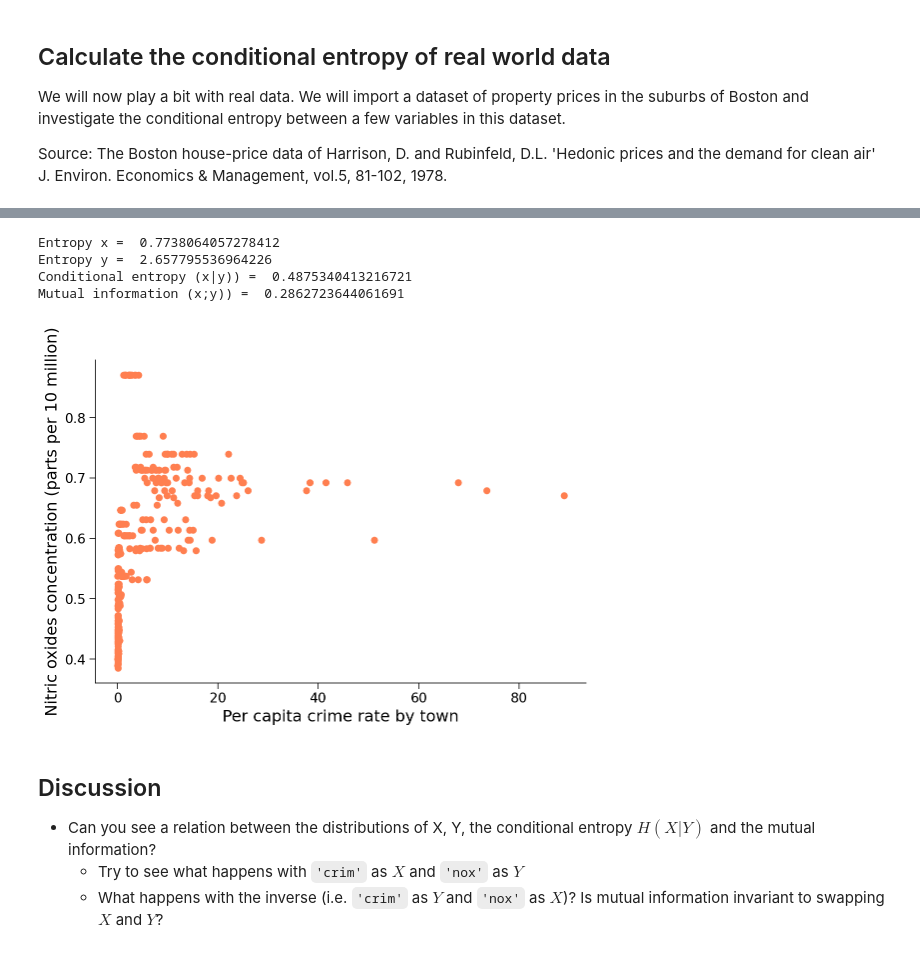
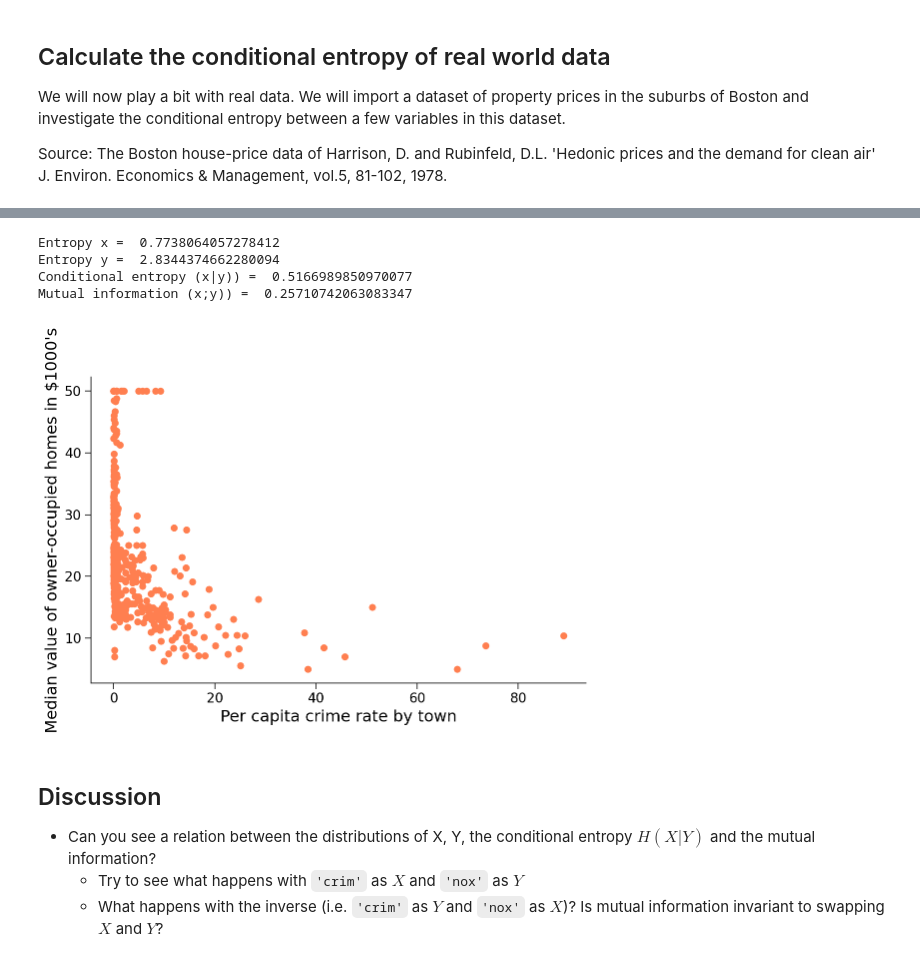
Before and after one commit to rmaffulli/MI_tutorial_student, a Jupyter notebook: MI_tutorial_student.ipynb, the cells around one changed output, grey strips where cells are left out. Drawn from its saved outputs; the diff is of its cells as text; code cells hidden in the pictures.

```diff
--- a/MI_tutorial_student.ipynb
+++ b/MI_tutorial_student.ipynb
@@ -156,9 +185,9 @@ else:
 Correct! the value of entropy(x) is: 1.0
 # %%
 #@title Entropy of a Gaussian random variable { run: "auto" }
-mean = -1 #@param {type:"slider", min:-5, max:5, step:1}
-std = 14 #@param {type:"slider", min:0.5, max:20, step:0.5}
-trials = 72900 #@param {type:"slider", min:100, max:100000, step:100}
+mean = 0
+std = 2.5 #@param {type:"slider", min:0.5, max:20, step:0.5}
+trials = 99910 #@param {type:"slider", min:10, max:100000, step:100}
 
 x = np.random.normal(mean,std,trials)
 bins = np.linspace(mean-100,mean+100,1000)
@@ -301,47 +362,52 @@ def mi(x,y):
   # returns mutual information between (X;Y) based on observations x,y
   # x is a column vector: rows are the trials
   # y is a column vector: rows are the trials
-    #############################################################################
+
+  #############################################################################
   # Students: Fill in missing code (...) and comment or remove the next line
-  raise NotImplementedError("Exercise: compute single neuron ISIs")
+  raise NotImplementedError("Function not yet implemented")
   #############################################################################
-  return mutual_information
+
+  # calculate mutual information
+  # (...)
+
+  return info
 # %%
 #@title {run: "auto" }
 x_var = "crim" #@param ["crim", "nox", "ptratio", "age", "medv"]
-y_var = "nox" #@param ["crim", "nox", "ptratio", "age", "medv"]
+y_var = "medv" #@param ["crim", "nox", "ptratio", "age", "medv"]
 axis_labels = {
     "crim":"Per capita crime rate by town",
     "nox":"Nitric oxides concentration (parts per 10 million)",
     "ptratio":"Pupil-teacher ratio by town",
     "age":"Proportion of owner-occupied units built prior to 1940",
     "medv":"Median value of owner-occupied homes in $1000's"
 }
 # Import data
 imported_data = data('Boston')
 x = imported_data[x_var]
 y = imported_data[y_var]
 
 # bin data
 x_binned = bin_data(x,10,'eqspace')
 y_binned = bin_data(y,10,'eqspace')
 
 plt.scatter(x,y,color='coral')
 plt.xlabel(axis_labels[x_var])
 plt.ylabel(axis_labels[y_var])
 
 print("Entropy x = ", entropy(x_binned))
 print("Entropy y = ", entropy(y_binned))
 print("Conditional entropy (x|y)) =  "
  + str(conditional_entropy(x_binned,y_binned)))
 print("Mutual information (x;y)) =  "
  + str(mi(x_binned,y_binned)))
 # %% [output]
 Entropy x =  0.7738064057278412
-Entropy y =  2.657795536964226
-Conditional entropy (x|y)) =  0.4875340413216721
-Mutual information (x;y)) =  0.2862723644061691
+Entropy y =  2.8344374662280094
+Conditional entropy (x|y)) =  0.5166989850970077
+Mutual information (x;y)) =  0.25710742063083347
-[figure, old version]
+[figure, new version]
 # %% [markdown]
 ## Discussion
 - Can you see a relation between the distributions of X, Y, the conditional entropy $H(X|Y)$ and the mutual information?
```
Also changed, not shown: parts of 27 cells of this notebook, 1 other file.
